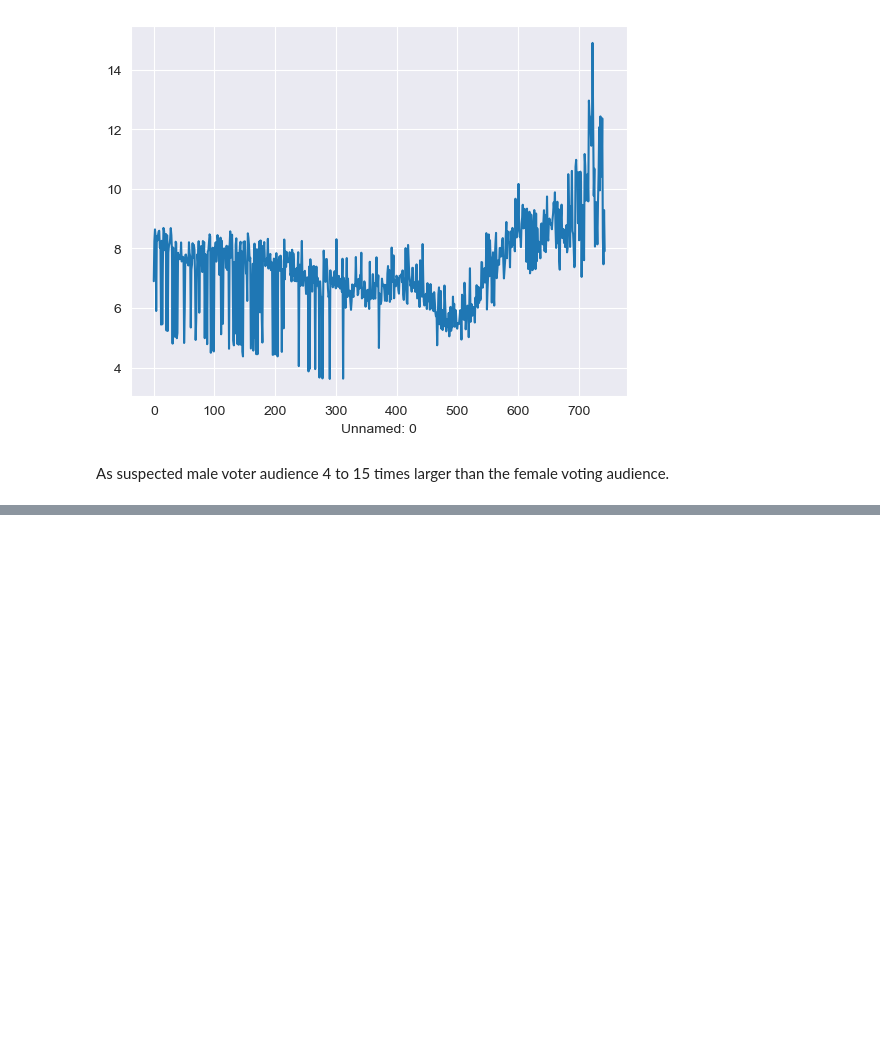
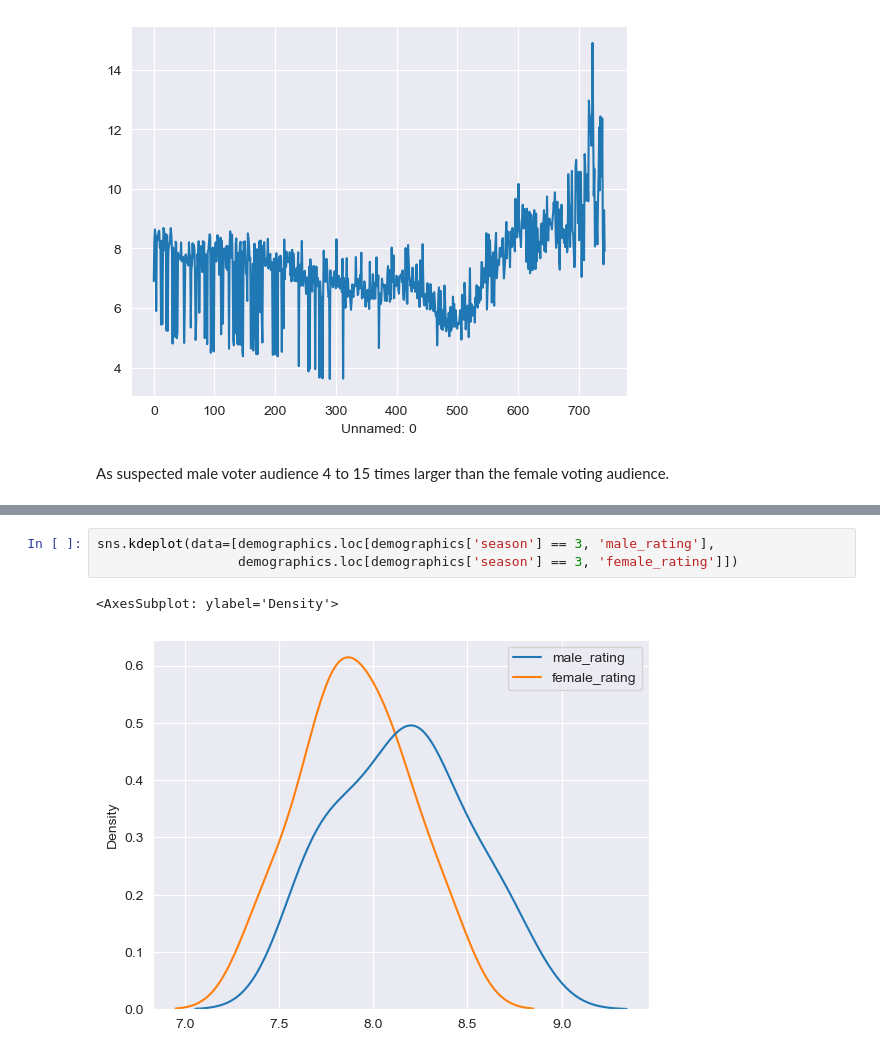
Before and after one commit to nic0gin/datamadness, a Jupyter notebook: demographics_EDA.ipynb, the cells around one changed output, grey strips where cells are left out. Cells and saved outputs as stored; diff of their text form; blank space fills up the shorter version.

```diff
--- a/demographics_EDA.ipynb
+++ b/demographics_EDA.ipynb
@@ -73,0 +86,6 @@ As suspected male voter audience 4 to 15 times larger than the female voting aud
+# %%
+sns.kdeplot(data=[demographics.loc[demographics['season'] == 3, 'male_rating'],
+                  demographics.loc[demographics['season'] == 3, 'female_rating']])
+# %% [output]
+<AxesSubplot: ylabel='Density'>
+[figure, added]
```
Also changed, not shown: parts of 34 cells of this notebook, 2 other files.
